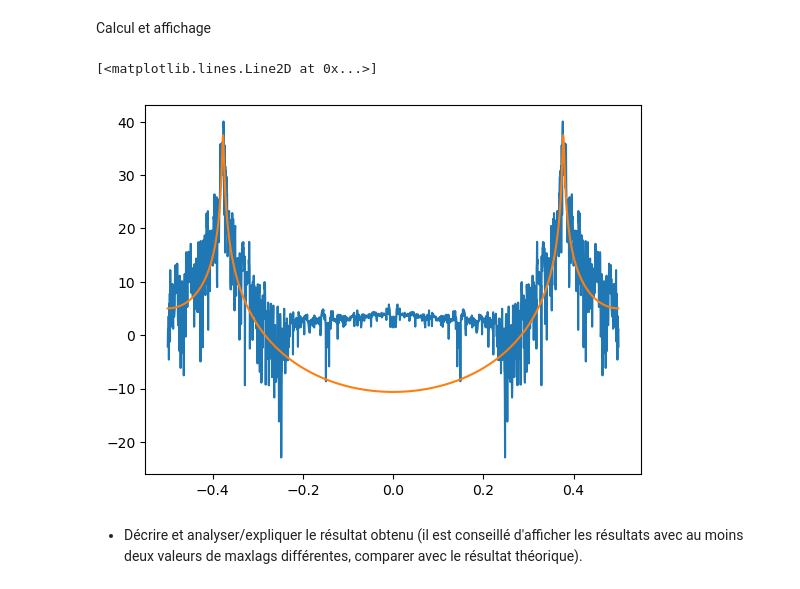
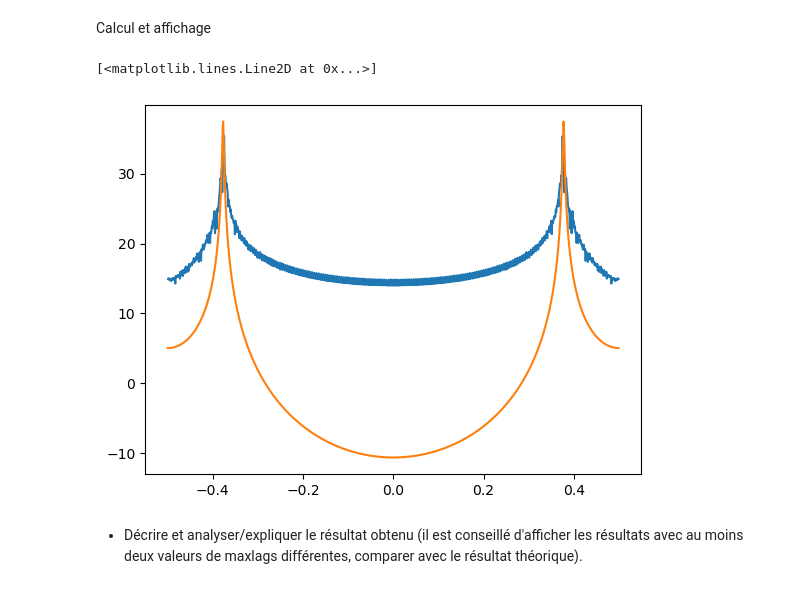
Before and after one commit to m23ayou2/UE_G, a Jupyter notebook: TP2_eleves_20260128.ipynb, the cells around one changed output. Drawn from its saved outputs; the diff is of its cells as text; code cells hidden in the pictures.

```diff
--- a/TP2_eleves_20260128.ipynb
+++ b/TP2_eleves_20260128.ipynb
@@ -271,16 +271,25 @@ utiliser [*scipy.signal.correlate*](https://docs.scipy.org/doc/scipy/reference/g
   - w : frequence
   - corr : le correlogramme
 # %%
-from scipy import fft
+from scipy import signal
+import numpy as np
 
-def Correlogram(signalb, fs, maxlags = None, norm=None):
-    corr  = scipy.signal.correlate(signalb, signalb)
-    coeff = scipy.signal.correlation_lags(len(signalb), len(signalb), mode = 'full')
+def Correlogram(signalb, fs, maxlags=600, norm=None):
 
+    corr_ = signal.correlate(signalb, signalb, mode='full')
+    coeff = signal.correlation_lags(len(signalb), len(signalb), mode='full')
 
-    corr = np.fft.fft(corr/(NbPoints - np.abs(coeff)))
+    mask = np.abs(coeff) <= maxlags
+    corr_filtered = corr_[mask]
 
+    corr = np.zeros(NbPoints)
 
-    w = (np.fft.fftfreq(len(corr), 1/fs))
+    corr[:maxlags] = corr_filtered[:maxlags]
+    corr[-maxlags:] = corr_filtered[maxlags+1:]
 
-    return np.fft.fftshift(w), np.fft.fftshift(corr)
+    corr_fft = np.fft.fft(corr/NbPoints)
+    w = np.fft.fftfreq(len(corr_fft), 1/fs)
+
+    return np.fft.fftshift(w), np.fft.fftshift(corr_fft)
+
+w, corr = Correlogram(signalb, fs)
@@ -289,11 +296,11 @@ w, corr = Correlogram(signalb, fs)
 # %% [markdown]
 Calcul et affichage
 # %%
-plt.plot(w, 10*np.log10(corr))
+plt.plot(w[1:], 10*np.log10(corr)[1:])
 plt.plot(f, 10*np.log10(np.abs(np.fft.fftshift(h))**2*ecarttype**2))
 # %% [output]
 [<matplotlib.lines.Line2D at 0x...>]
-[figure, old version]
+[figure, new version]
 # %% [markdown]
 - Décrire et analyser/expliquer le résultat obtenu (il est conseillé d'afficher les résultats avec  au moins deux valeurs de maxlags différentes, comparer avec le résultat théorique).
 # %% [markdown]
```
Also changed, not shown: parts of 17 cells of this notebook.
